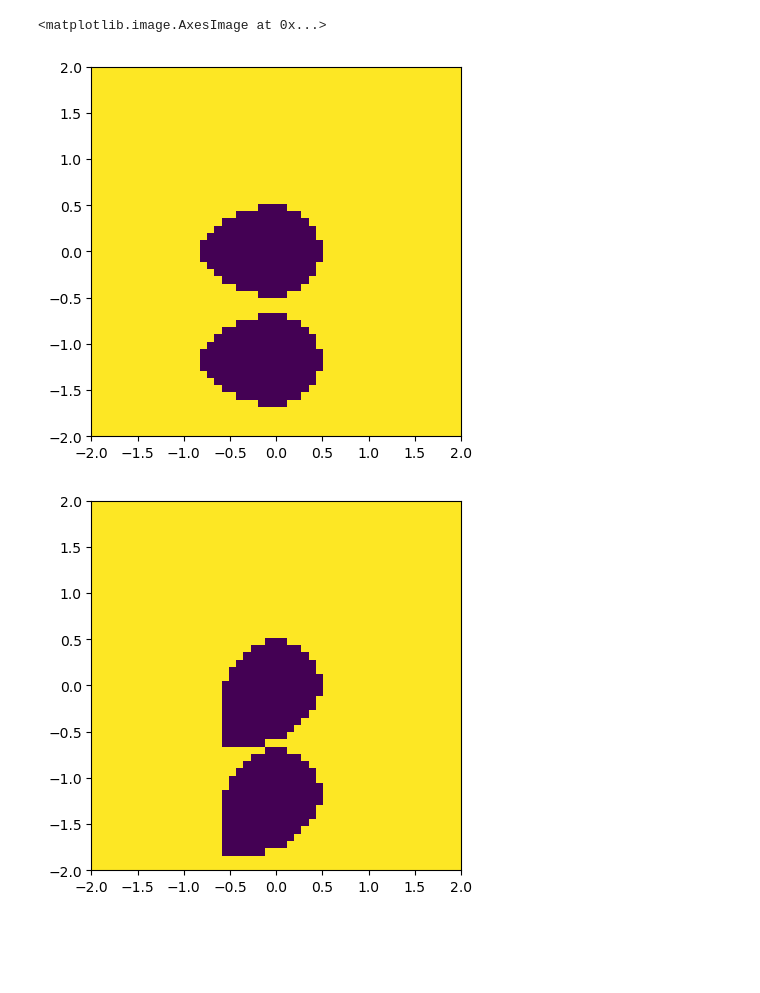
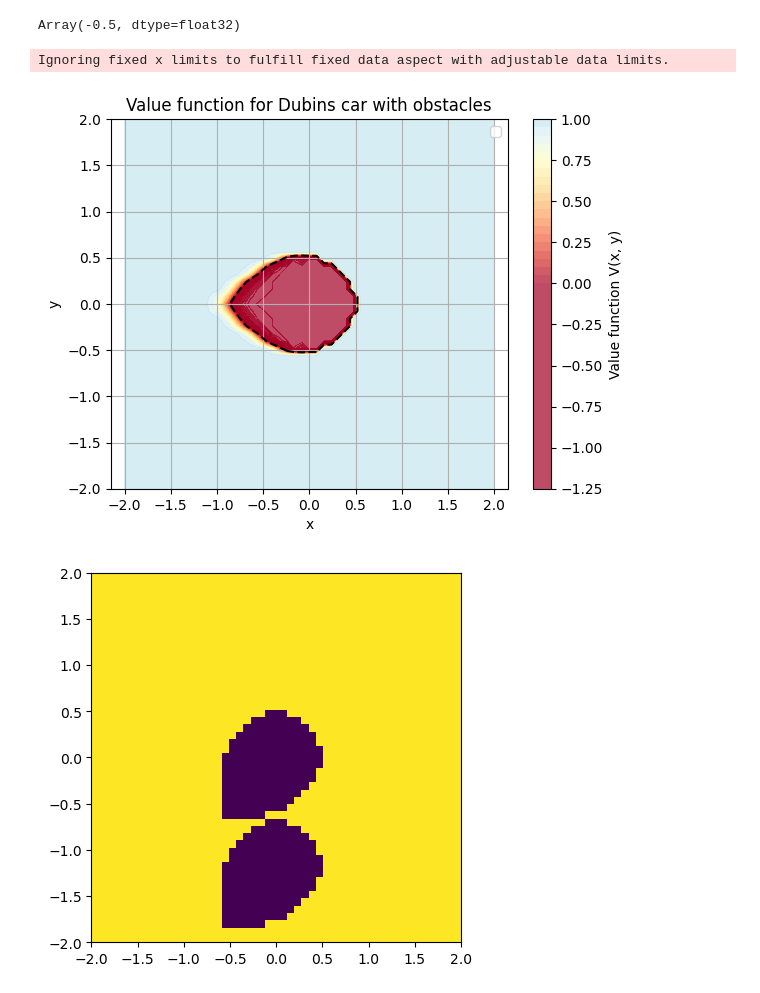
Before and after one commit to stevenwman/latent-affine-safety, a Jupyter notebook: safety_switching.ipynb, the cells around one changed output. Saved outputs shown, nothing was run; the diff lists cells and outputs as text; code cells hidden in the pictures; blank space fills up the shorter version.

```diff
--- a/safety_switching.ipynb
+++ b/safety_switching.ipynb
@@ -31,26 +31,54 @@ importlib.reload(dubins_model)
 from dubins_model import Dubins3D
 
 dubins = Dubins3D()
+# %%
+np.min(obstacle1)
+# %% [output]
+Array(-0.5, dtype=float32)
 # %%
 sys.path.append('./value_functions')
 import hj_value_function
 importlib.reload(hj_value_function)
 from hj_value_function import HJValueFunction
+from matplotlib import colors
 
 value_func = HJValueFunction(dubins)
 
 # Define failure set
 x_c, y_c, radius = 0.0, -1.2, 0.5
 obstacle1 = jnp.linalg.norm(np.array([0.0, 0.0]) - value_func.grid.states[..., :2], axis=-1) - radius
-obstacle2 = jnp.linalg.norm(np.array([x_c, y_c]) - value_func.grid.states[..., :2] , axis=-1) - radius
-failure_lx = jnp.minimum(obstacle1, obstacle2)
+# obstacle2 = jnp.linalg.norm(np.array([x_c, y_c]) - value_func.grid.states[..., :2] , axis=-1) - radius
+# failure_lx = jnp.minimum(obstacle1, obstacle2)
+# failure_lx = obstacle1
+
+# if obstacle1 > 0, failure_lx = 1, else -1
+failure_lx = jnp.where(obstacle1 > 0, 1.0, -1.0)
 
 value_func.compute_V(failure_lx)
 
-plt.imshow(value_func.val_grid[:, :, 0].T>0, origin='lower', extent=[-2, 2, -2, 2])
+# Extract x and y grid for contour plotting
+x = value_func.grid.states[..., 0][:, 0, 0]
+y = value_func.grid.states[..., 1][0, :, 0]
+
+# Create a custom colormap based on RdYlBu, but set 0 to white
+
+# also plot the zero level set
+plt.contour(x, y, value_func.val_grid[:, :, 0].T, levels=[0], colors='black', linewidths=1.5, linestyles='dashed', label='Zero level set')
+plt.contourf(x, y, value_func.val_grid[:, :, 0].T, levels=50, cmap='RdYlBu', alpha=0.7)
+plt.colorbar(label='Value function V(x, y)')
+plt.legend()
+plt.axis('equal')
+plt.xlim(-2, 2)
+plt.ylim(-2, 2)
+plt.grid()
+plt.clim(0, 1.5)  # Adjust color limits for better visibility
+plt.title('Value function for Dubins car with obstacles')
+plt.xlabel('x')
+plt.ylabel('y')
+plt.show()
 # %% [output]
-<matplotlib.image.AxesImage at 0x...>
+Ignoring fixed x limits to fulfill fixed data aspect with adjustable data limits.
-[figure, old version]
+[figure, new version]
 # %%
 # Simulate (no safety)
 N = 100
```
Also changed, not shown: parts of 1 cell of this notebook, 1 other file.
